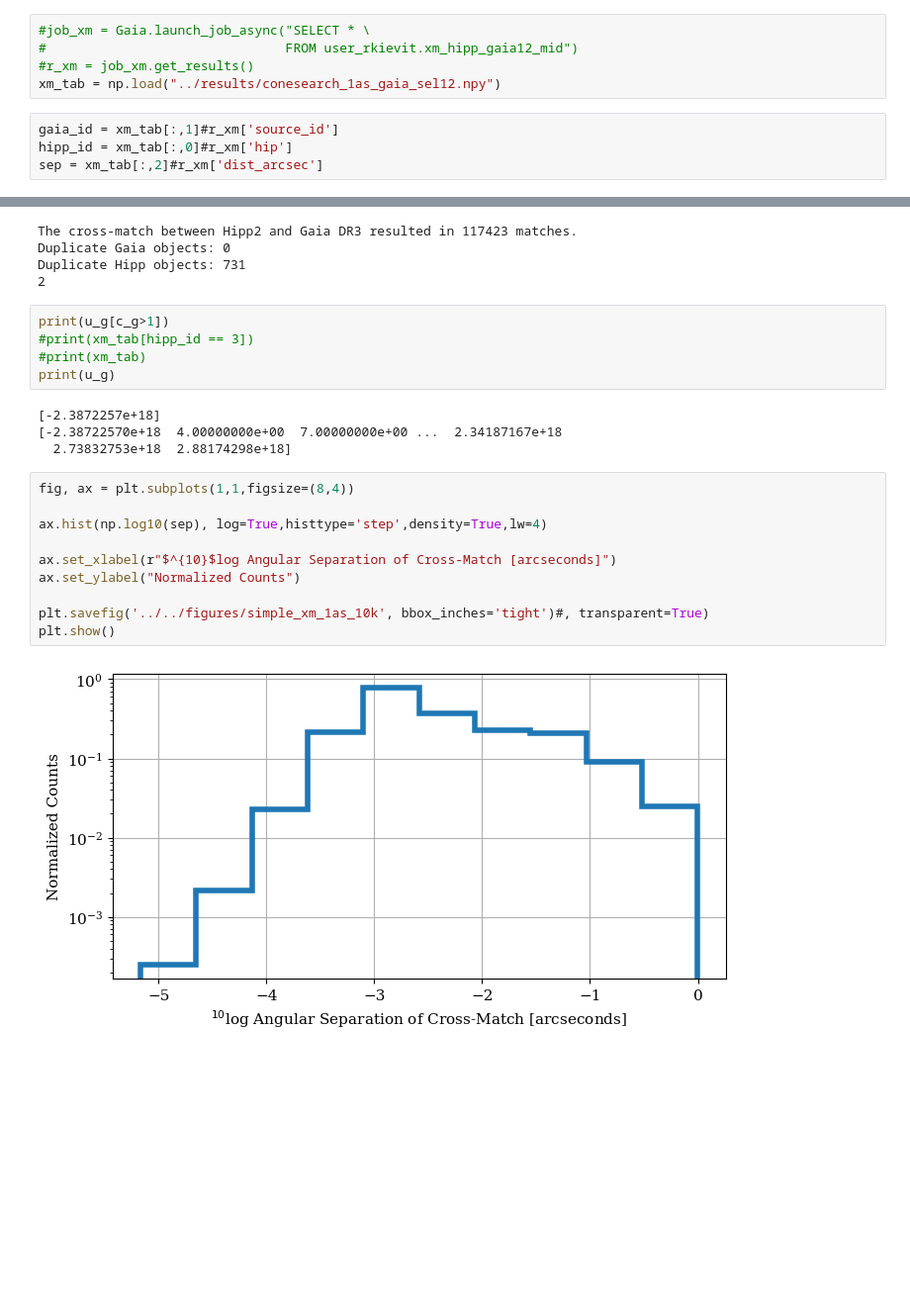
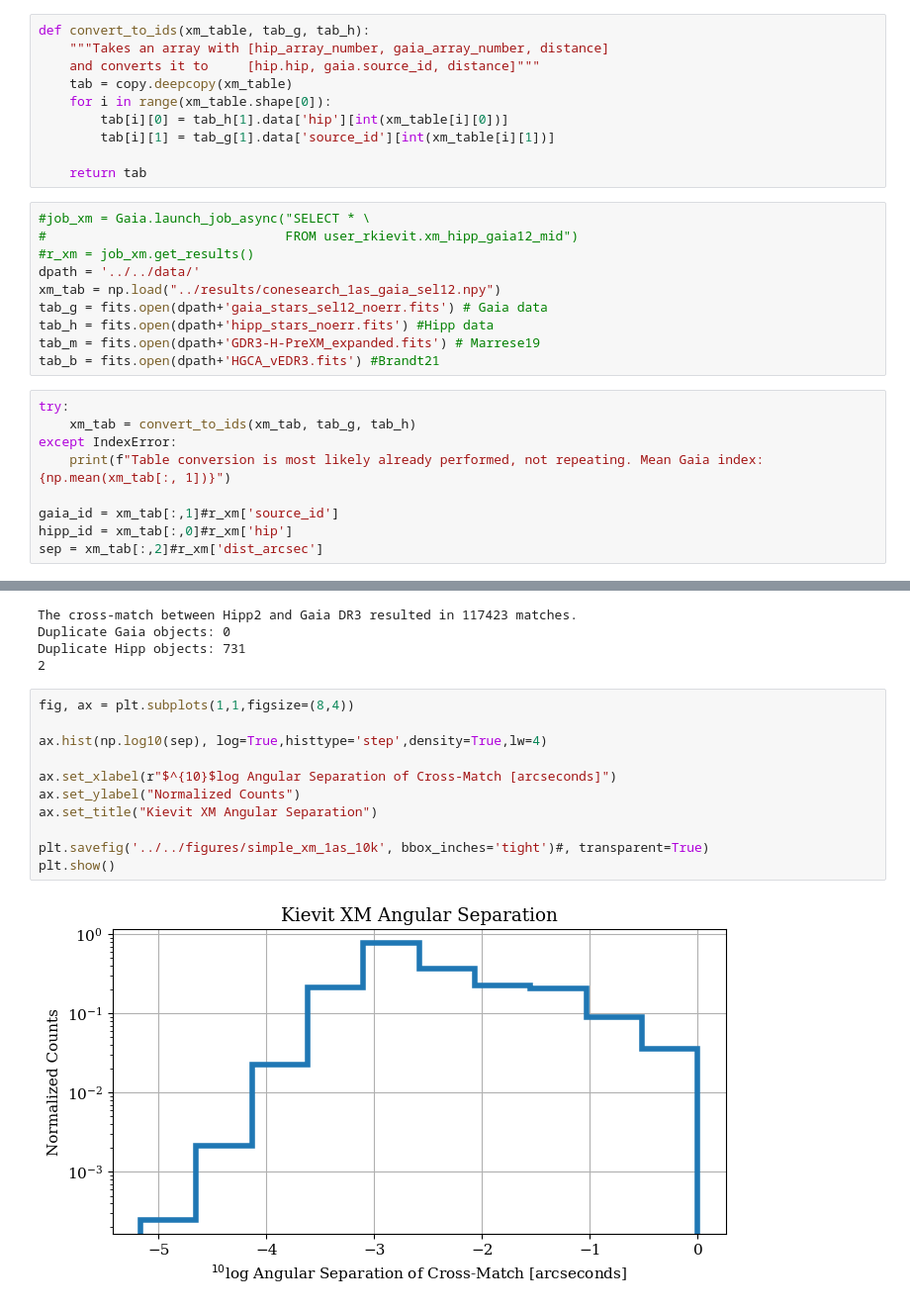
Before and after one commit to RenVit318/masterproject, a Jupyter notebook: src/simple_xm_study.ipynb, the cells around one changed output, grey strips where cells are left out. Shown: that part at 99% size. Cells and saved outputs as stored; diff of their text form; blank space fills up the shorter version.

```diff
--- a/src/simple_xm_study.ipynb
+++ b/src/simple_xm_study.ipynb
@@ -123,12 +127,32 @@ plt.savefig('../../figures/bprop_cmd_gaia12',bbox_inches='tight',transparent=Tru
 #ax.hexbin(r_c['bp_rp'], abs_mag, bins='log', mincnt=1, label=r'M$_G$ < 12', cmap='jet')
 # %% [markdown]
 # Gaia DR3 - Hipparcos2 Simple Crossmatch for M_G < 12
+# %%
+def convert_to_ids(xm_table, tab_g, tab_h):
+    """Takes an array with [hip_array_number, gaia_array_number, distance]
+    and converts it to     [hip.hip, gaia.source_id, distance]"""
+    tab = copy.deepcopy(xm_table)
+    for i in range(xm_table.shape[0]):
+        tab[i][0] = tab_h[1].data['hip'][int(xm_table[i][0])]
+        tab[i][1] = tab_g[1].data['source_id'][int(xm_table[i][1])]
+
+    return tab
 # %%
 #job_xm = Gaia.launch_job_async("SELECT * \
 #                               FROM user_rkievit.xm_hipp_gaia12_mid")
 #r_xm = job_xm.get_results()
+dpath = '../../data/'
 xm_tab = np.load("../results/conesearch_1as_gaia_sel12.npy")
+tab_g = fits.open(dpath+'gaia_stars_sel12_noerr.fits') # Gaia data
+tab_h = fits.open(dpath+'hipp_stars_noerr.fits') #Hipp data
+tab_m = fits.open(dpath+'GDR3-H-PreXM_expanded.fits') # Marrese19
+tab_b = fits.open(dpath+'HGCA_vEDR3.fits') #Brandt21
 # %%
+try:
+    xm_tab = convert_to_ids(xm_tab, tab_g, tab_h)
+except IndexError:
+    print(f"Table conversion is most likely already performed, not repeating. Mean Gaia index: {np.mean(xm_tab[:, 1])}")
+
 gaia_id = xm_tab[:,1]#r_xm['source_id']
 hipp_id = xm_tab[:,0]#r_xm['hip']
 sep = xm_tab[:,2]#r_xm['dist_arcsec']
@@ -145,24 +173,16 @@ The cross-match between Hipp2 and Gaia DR3 resulted in 117423 matches.
 Duplicate Gaia objects: 0
 Duplicate Hipp objects: 731
 2
-# %%
-print(u_g[c_g>1])
-#print(xm_tab[hipp_id == 3])
-#print(xm_tab)
-print(u_g)
-# %% [output]
-[-2.3872257e+18]
-[-2.38722570e+18  4.00000000e+00  7.00000000e+00 ...  2.34187167e+18
-  2.73832753e+18  2.88174298e+18]
 # %%
 fig, ax = plt.subplots(1,1,figsize=(8,4))
 
 ax.hist(np.log10(sep), log=True,histtype='step',density=True,lw=4)
 
 ax.set_xlabel(r"$^{10}$log Angular Separation of Cross-Match [arcseconds]")
 ax.set_ylabel("Normalized Counts")
+ax.set_title("Kievit XM Angular Separation")
 
 plt.savefig('../../figures/simple_xm_1as_10k', bbox_inches='tight')#, transparent=True)
 plt.show()
 # %% [output]
-[figure, old version]
+[figure, new version]
```
Also changed, not shown: parts of 15 cells of this notebook, 7 other files.
